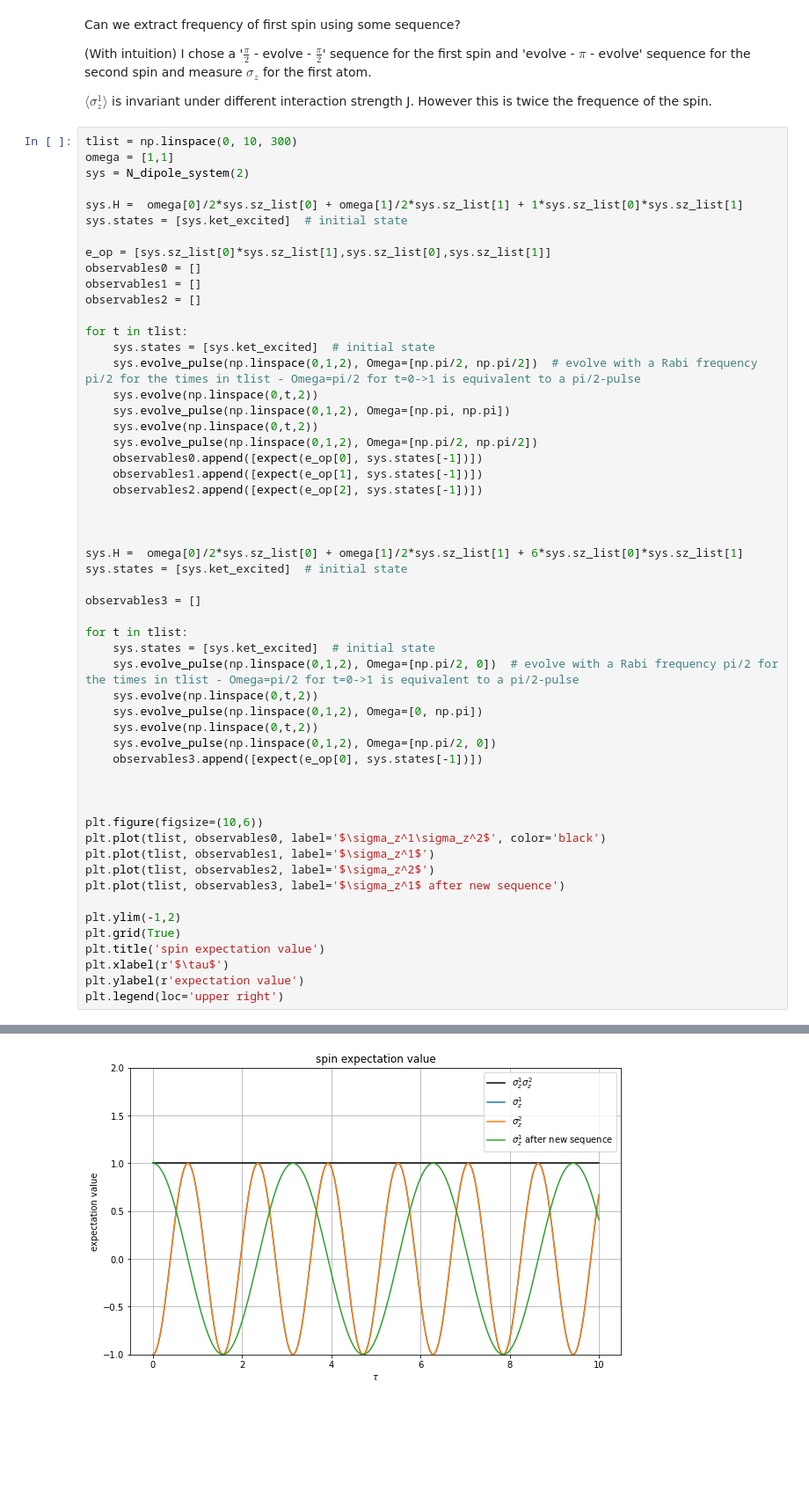
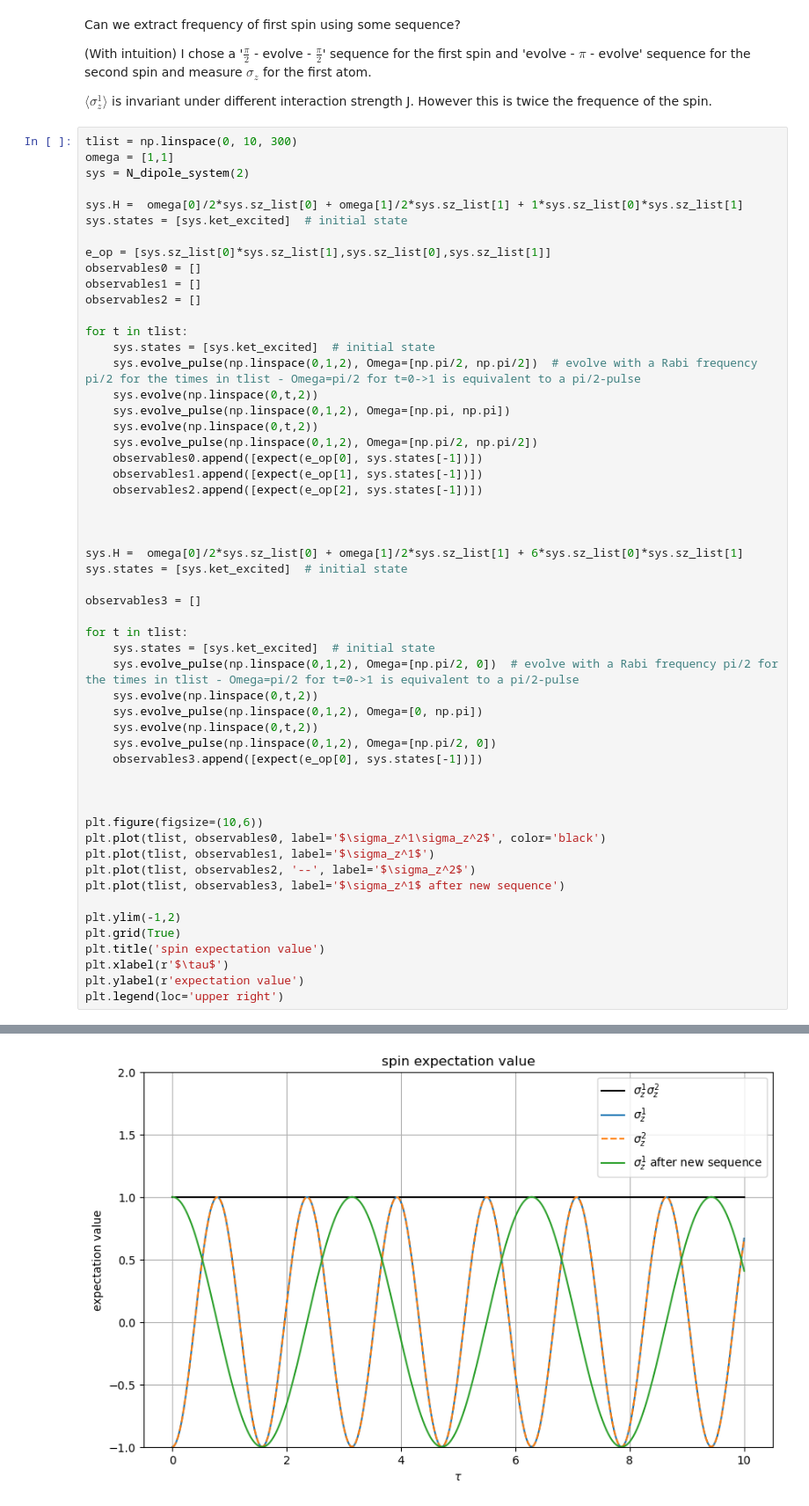
Before and after one commit to christianlange196/fall2023-chm696, a Jupyter notebook: final_project/simulations/Final_project_Yupeng.ipynb, the cells around one changed output, grey strips where cells are left out. Shown at 88% size. Drawn from its saved outputs; the diff is of its cells as text; blank space fills up the shorter version.

```diff
--- a/final_project/simulations/Final_project_Yupeng.ipynb
+++ b/final_project/simulations/Final_project_Yupeng.ipynb
@@ -264,32 +265,32 @@ for t in tlist:
 
 sys.H =  omega[0]/2*sys.sz_list[0] + omega[1]/2*sys.sz_list[1] + 6*sys.sz_list[0]*sys.sz_list[1]
 sys.states = [sys.ket_excited]  # initial state
 
 observables3 = []
 
 for t in tlist:
     sys.states = [sys.ket_excited]  # initial state
     sys.evolve_pulse(np.linspace(0,1,2), Omega=[np.pi/2, 0])  # evolve with a Rabi frequency pi/2 for the times in tlist - Omega=pi/2 for t=0->1 is equivalent to a pi/2-pulse
     sys.evolve(np.linspace(0,t,2))
     sys.evolve_pulse(np.linspace(0,1,2), Omega=[0, np.pi])
     sys.evolve(np.linspace(0,t,2))
     sys.evolve_pulse(np.linspace(0,1,2), Omega=[np.pi/2, 0])
     observables3.append([expect(e_op[0], sys.states[-1])])
 
 
 
 plt.figure(figsize=(10,6))
 plt.plot(tlist, observables0, label='$\sigma_z^1\sigma_z^2$', color='black')
 plt.plot(tlist, observables1, label='$\sigma_z^1$')
-plt.plot(tlist, observables2, label='$\sigma_z^2$')
+plt.plot(tlist, observables2, '--', label='$\sigma_z^2$')
 plt.plot(tlist, observables3, label='$\sigma_z^1$ after new sequence')
 
 plt.ylim(-1,2)
 plt.grid(True)
 plt.title('spin expectation value')
 plt.xlabel(r'$\tau$')
 plt.ylabel(r'expectation value')
 plt.legend(loc='upper right')
 # %% [output]
 <matplotlib.legend.Legend at 0x...>
-[figure, old version]
+[figure, new version]
```
Also changed, not shown: parts of 3 cells of this notebook, 5 other files.
